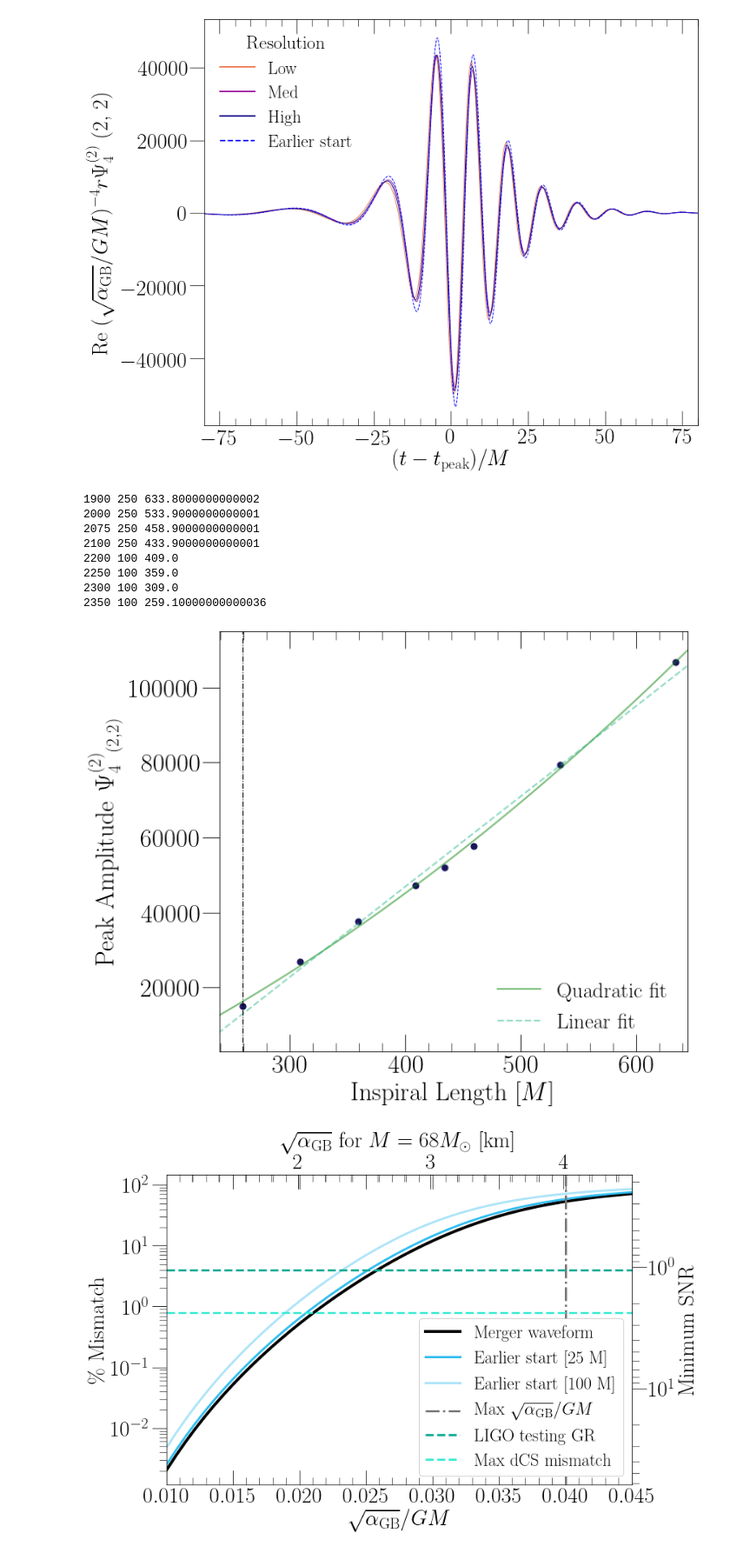
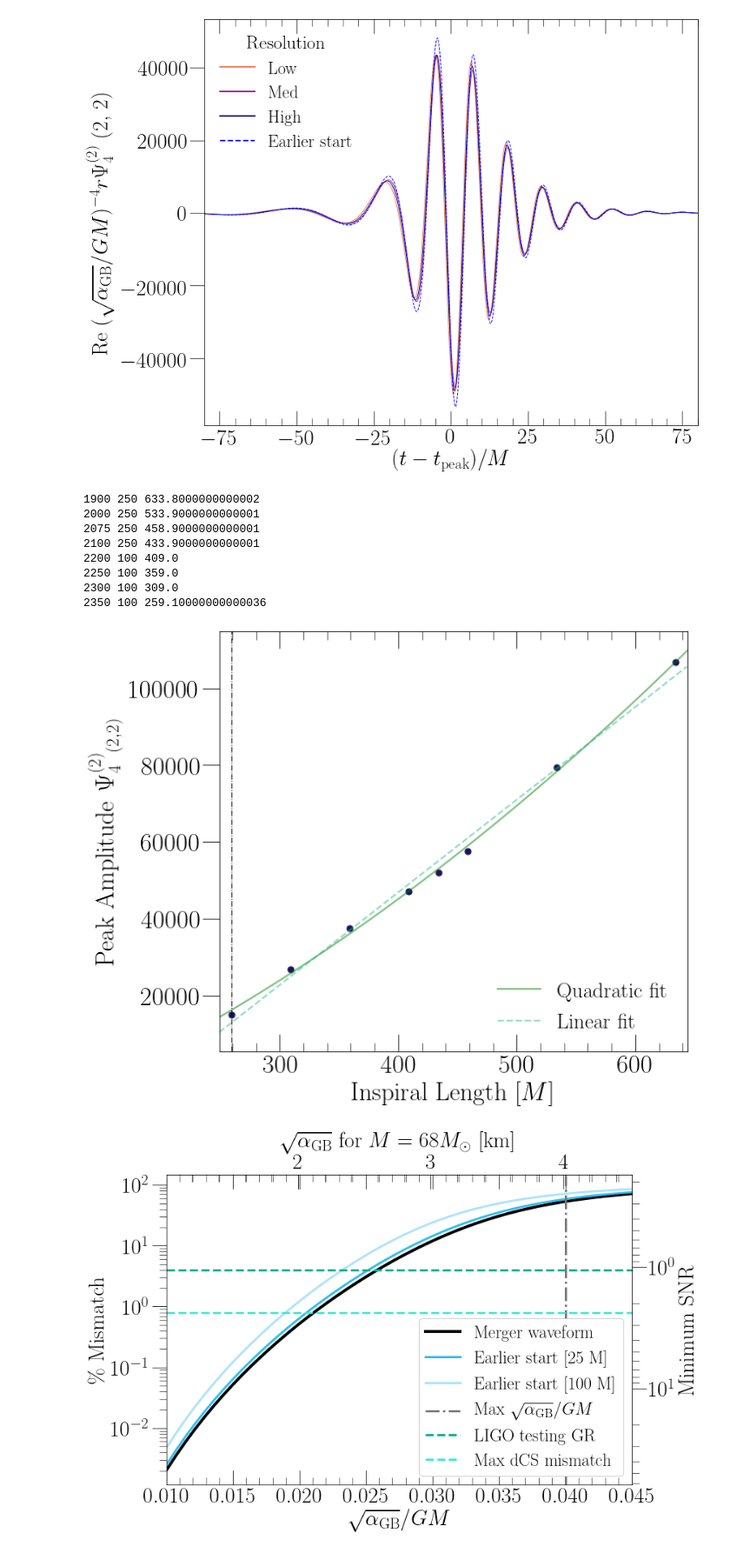
Before and after one commit to mariaokounkova/EDGB, a Jupyter notebook: GW150914/EDGB_GW.ipynb, the cells around one changed output. Shown at 87% size. Drawn from its saved outputs; the diff is of its cells as text; code cells hidden in the pictures.

Commit message:
EDGB_GW: Swapped around ordering of lengths
Now they are increasing instead of decreasing

```diff
--- a/GW150914/EDGB_GW.ipynb
+++ b/GW150914/EDGB_GW.ipynb
@@ -489,43 +489,44 @@ def PeakAmplitudesPlot():
         peak_amplitudes.append(peak_amplitude)
         print(start, ramp, length)
 
-        #length, peak_amplidue = GetData(start, lev=1)
-        #peak_amplitudes_higher.append(peak_amplitude)
-
 
     ## Fit a quadratic
-    fit_lengths = np.linspace(lengths[0] + 10, lengths[-1] - 20, 100)
+
+    lengths = lengths[::-1]
+    peak_amplitudes = peak_amplitudes[::-1]
+    #peak_amplitudes = peak_amplitudes[-5:]
+    fit_lengths = np.linspace(lengths[0] - 10, lengths[-1] + 10, 100)
 
     z = np.polyfit(lengths, peak_amplitudes, 2)
     p = np.poly1d(z)
     plt.plot(fit_lengths, p(fit_lengths), ls='-', color='green',label='Quadratic fit',alpha=0.5, lw=2.0)
 
     z = np.polyfit(lengths, peak_amplitudes, 1)
     p = np.poly1d(z)
     plt.plot(fit_lengths, p(fit_lengths), ls='--', color='#2ab88b',label='Linear fit',alpha=0.5, lw=2.0)
 
     plt.scatter(lengths, peak_amplitudes, marker='.', s=200, color='#1a155c')
 
-    plt.axvline(lengths[-1], color='black', ls='-.', lw=1.0)
+    plt.axvline(lengths[0], color='black', ls='-.', lw=1.0)
     ax.set_xlabel('Inspiral Length $[M]$', fontsize=30)
     ax.set_ylabel('Peak Amplitude $\Psi_4^{(2)} {}_{(2,2)}$', fontsize=30)
-    plt.xlim(fit_lengths[-1], fit_lengths[0])
+    plt.xlim(fit_lengths[0], fit_lengths[-1])
     plt.legend(frameon=False, fontsize=25)
     plt.tight_layout()
     plt.savefig(figname + '.pdf')
     plt.show()
 
 PeakAmplitudesPlot()
 # %% [output]
 1900 250 633.8000000000002
 2000 250 533.9000000000001
 2075 250 458.9000000000001
 2100 250 433.9000000000001
 2200 100 409.0
 2250 100 359.0
 2300 100 309.0
 2350 100 259.10000000000036
-[figure, old version]
+[figure, new version]
 # %%
 ## GR and EDGB together
 
```
